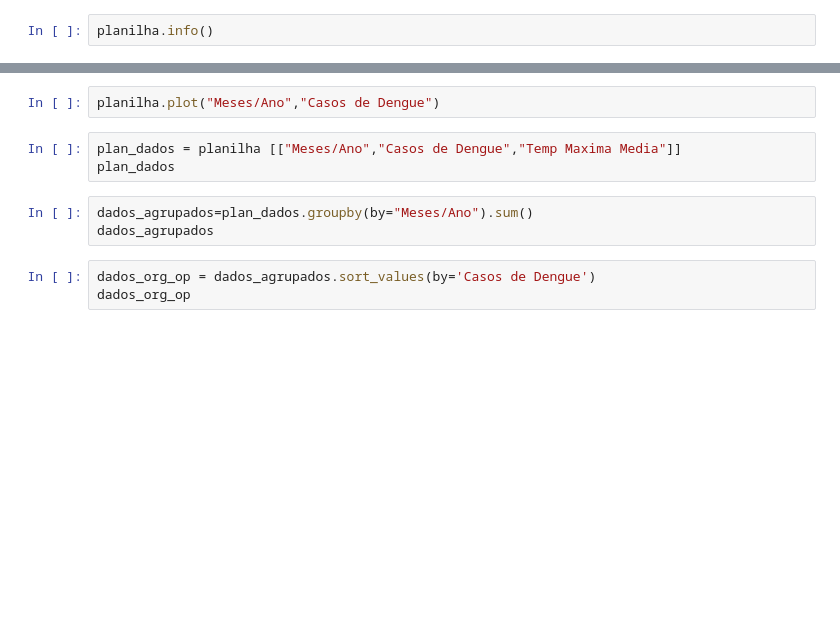
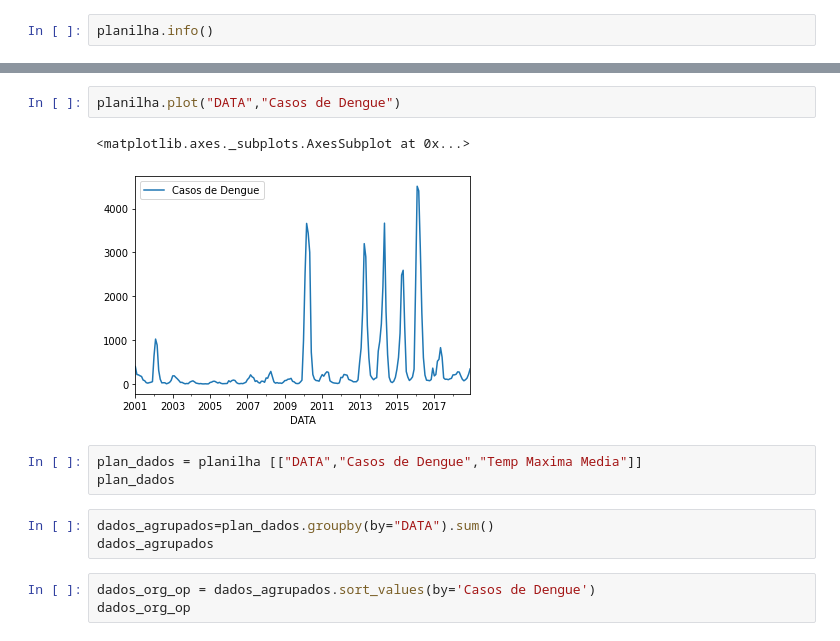
Before and after one commit to antoniovitorio/Projetos, a Jupyter notebook: arquivo.ipynb, the cells around one changed output, grey strips where cells are left out. Drawn from its saved outputs; the diff is of its cells as text; blank space fills up the shorter version.

```diff
--- a/arquivo.ipynb
+++ b/arquivo.ipynb
@@ -32,10 +67,13 @@ planilha.describe()
 # %%
-planilha.plot("Meses/Ano","Casos de Dengue")
+planilha.plot("DATA","Casos de Dengue")
+# %% [output]
+<matplotlib.axes._subplots.AxesSubplot at 0x...>
+[figure, added]
 # %%
-plan_dados = planilha [["Meses/Ano","Casos de Dengue","Temp Maxima Media"]]
+plan_dados = planilha [["DATA","Casos de Dengue","Temp Maxima Media"]]
 plan_dados
 # %%
-dados_agrupados=plan_dados.groupby(by="Meses/Ano").sum()
+dados_agrupados=plan_dados.groupby(by="DATA").sum()
 dados_agrupados
 # %%
 dados_org_op = dados_agrupados.sort_values(by='Casos de Dengue')
```
Also changed, not shown: parts of 9 cells of this notebook.
